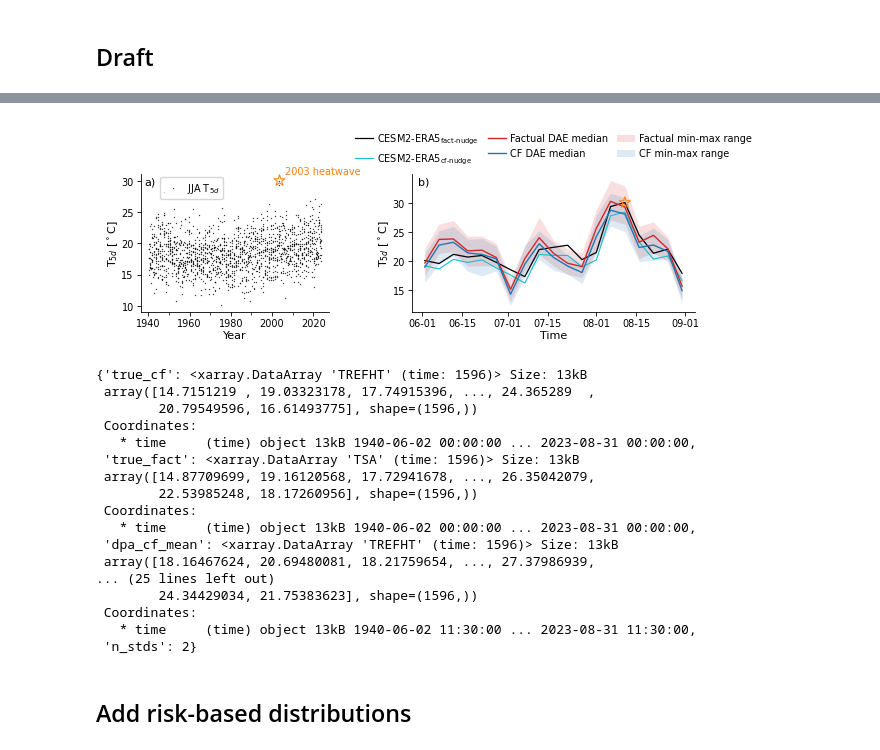
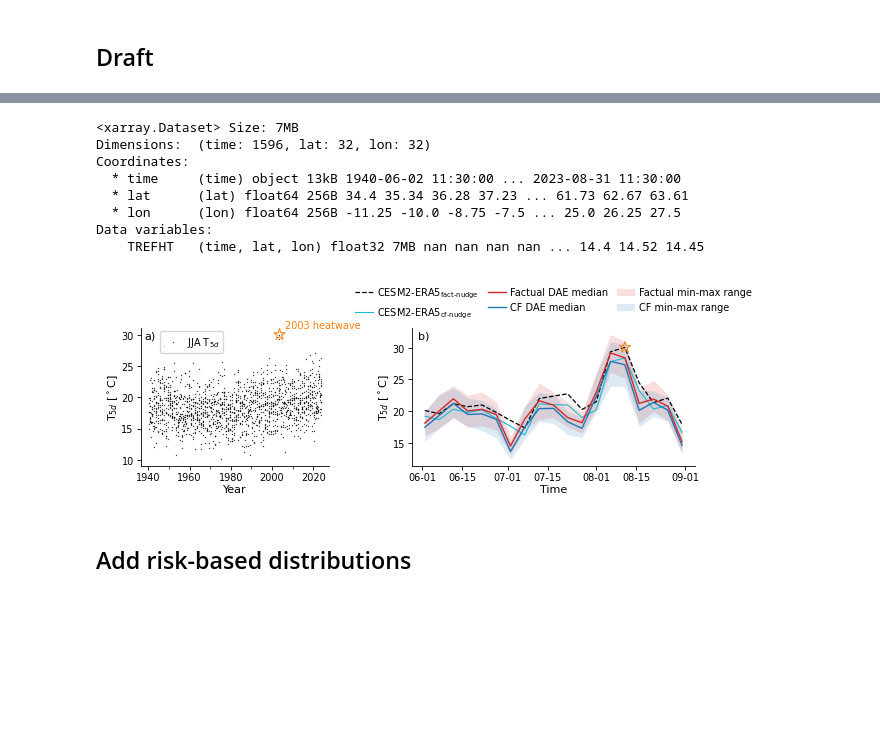
Before and after one commit to Motte12/Towards-a-distributional-autoencoder-for-climate-counterfactuals, a Jupyter notebook: src/analysis/2028_2053_ERA5_attribution_analysis.ipynb, the cells around one changed output, grey strips where cells are left out. Drawn from its saved outputs; the diff is of its cells as text; code cells hidden in the pictures; blank space fills up the shorter version.

```diff
--- a/src/analysis/2028_2053_ERA5_attribution_analysis.ipynb
+++ b/src/analysis/2028_2053_ERA5_attribution_analysis.ipynb
@@ -23,7 +23,11 @@ settings_file_path = "../../settings.json"
 with open(settings_file_path, 'r') as file:
         settings = json.load(file)
 no_epochs=settings['epochs']
-standardization="train_stats"
+#standardization="train_stats"
+#standardization="inherent"
+#standardization="train_stats_detrended"
+standardization="inherent_detrended"
+
 
 ### Factual ###
 
@@ -56,13 +60,13 @@ ds_test_eth_fact_pre_dummy = xr.open_dataset(ds_test_eth_fact_path_dummy)
 
 # load CESM2 fact nudged to ERA5
 # adjust path to where you saved "ERA5_factual_nudged_europe_10percent_masked_TREFHT_JJA.nc"
-ds_test_eth_fact_pre2 = xr.open_dataset("/work2/fl53wumy-fl53wumy-llaae_ws_new-1779067202/fl53wumy-llaae_ws_new-1779067202/fl53wumy-dpa_data/fl53wumy-llaae_data_new_22092025-1763346001/fl53wumy-llaae_data_new-1758244802/fl53wumy-llaae_data_new-1748049607/other_data/ERA5_factual_nudged_europe_10percent_masked_TREFHT_JJA.nc")
+ds_test_eth_fact_pre2 = xr.open_dataset("/work2/fl53wumy-ws_new/fl53wumy-fl53wumy-llaae_ws_new-1779067202-1785633601/fl53wumy-llaae_ws_new-1779067202/fl53wumy-dpa_data/fl53wumy-llaae_data_new_22092025-1763346001/fl53wumy-llaae_data_new-1758244802/fl53wumy-llaae_data_new-1748049607/other_data/ERA5_factual_nudged_europe_10percent_masked_TREFHT_JJA.nc")
 ds_test_eth_fact_pre = ds_test_eth_fact_pre2.assign_coords(lat=ds_test_eth_fact_pre_dummy.lat, lon=ds_test_eth_fact_pre_dummy.lon)
 
 ### load climatology ###
 # load climatology
 # adjust paths to where you saved "merged_TSA_fact_nudged_1940-2024_clim.nc"
-era5_clim_pre = xr.open_dataset("/work2/fl53wumy-fl53wumy-llaae_ws_new-1779067202/fl53wumy-llaae_ws_new-1779067202/fl53wumy-dpa_data/fl53wumy-llaae_data_new_22092025-1763346001/fl53wumy-llaae_data_new-1758244802/fl53wumy-llaae_data_new-1748049607/other_data/merged_TSA_fact_nudged_1940-2024_clim.nc").TSA #E5sf00_1D_T2M_1940-2025_remapped_to_CESM2_no_leap_clim.nc
+era5_clim_pre = xr.open_dataset("/work2/fl53wumy-ws_new/fl53wumy-fl53wumy-llaae_ws_new-1779067202-1785633601/fl53wumy-llaae_ws_new-1779067202/fl53wumy-dpa_data/fl53wumy-llaae_data_new_22092025-1763346001/fl53wumy-llaae_data_new-1758244802/fl53wumy-llaae_data_new-1748049607/other_data/merged_TSA_fact_nudged_1940-2024_clim.nc").TSA #E5sf00_1D_T2M_1940-2025_remapped_to_CESM2_no_leap_clim.nc
 era5_clim = era5_clim_pre.assign_coords(lon=((era5_clim_pre.lon + 180) % 360) - 180).sortby("lon").sel(lat=ds_test_eth_fact_pre.lat, lon=ds_test_eth_fact_pre.lon).sel(time=slice("1980-06-02", "1980-08-31"))
 
 
@@ -94,7 +98,7 @@ ds_test_eth_cf_pre = xr.open_dataset(ds_test_eth_cf_path)
 
 # load climatology
 # adjust paths to where you saved "merged_TREFHT_nudged_1940-2015_clim.nc"
-era5_nudged_clim_pre = xr.open_dataset("/work2/fl53wumy-fl53wumy-llaae_ws_new-1779067202/fl53wumy-llaae_ws_new-1779067202/fl53wumy-dpa_data/fl53wumy-llaae_data_new_22092025-1763346001/fl53wumy-llaae_data_new-1758244802/fl53wumy-llaae_data_new-1748049607/other_data/merged_TREFHT_nudged_1940-2015_clim.nc").TREFHT
+era5_nudged_clim_pre = xr.open_dataset("/work2/fl53wumy-ws_new/fl53wumy-fl53wumy-llaae_ws_new-1779067202-1785633601/fl53wumy-llaae_ws_new-1779067202/fl53wumy-dpa_data/fl53wumy-llaae_data_new_22092025-1763346001/fl53wumy-llaae_data_new-1758244802/fl53wumy-llaae_data_new-1748049607/other_data/merged_TREFHT_nudged_1940-2015_clim.nc").TREFHT
 era5_nudged_clim = era5_nudged_clim_pre.assign_coords(lon=((era5_nudged_clim_pre.lon + 180) % 360) - 180).sortby("lon").sel(lat=ds_test_eth_cf_pre.lat, lon=ds_test_eth_cf_pre.lon).sel(time=slice("1980-06-02", "1980-08-31"))
 era5_nudged_clim_correct = np.transpose(np.tile(era5_nudged_clim.values, (84,1,1)), (0,1,2))
 
@@ -105,6 +109,7 @@ ds_test_eth_cf = ds_test_eth_cf_pre + era5_nudged_clim_correct - 273.15#.rename(
 # ADJUST FOLLOWING PATH IF NECESSARY
 
 # current
+
 dae_ensemble_cf = f"{settings['current_model']}/dae_ensemble_after_{no_epochs}_epochs/ERA5_{standardization}_ensemble_after_{no_epochs}_epochs/ETH_cf_gen_dpa_ens_{no_epochs}_dataset_restored.nc"
 dae_eth_cf_path = os.path.join(settings['paths']['output_dir'], dae_ensemble_cf)
 
@@ -344,13 +384,6 @@ plt.show()
 # %% [markdown]
 ## Draft
 # %%
-# ---------------------------------------------------------------------
-# Domain
-# ---------------------------------------------------------------------
-
-
-
-
 # ---------------------------------------------------------------------
 # Publication figure settings
 # ---------------------------------------------------------------------
@@ -391,8 +424,8 @@ print("Date:", ds_test_eth_fact.isel(time=date).time.values)
 # ---------------------------------------------------------------------
 # Compute ensemble means
 # ---------------------------------------------------------------------
-fact_dae_mean = fact_dae_mean.TREFHT #.mean(dim="ensemble_member")
-cf_dae_mean = cf_dae_mean.TREFHT #.mean(dim="ensemble_member")
+fact_dae_mean_h = fact_dae_mean.TREFHT #.mean(dim="ensemble_member")
+cf_dae_mean_h = cf_dae_mean.TREFHT #.mean(dim="ensemble_member")
 
 # ---------------------------------------------------------------------
 # Find coldest / warmest members
@@ -427,13 +460,13 @@ imax_cf = (
 fields = [
     # factual
     ds_test_eth_fact.TSA.isel(time=date),
-    fact_dae_mean.isel(time=date),
+    fact_dae_mean_h.isel(time=date),
     dae_eth_fact.TREFHT.isel(ensemble_member=imin_fact, time=date),
     dae_eth_fact.TREFHT.isel(ensemble_member=imax_fact, time=date),
 
     # counterfactual
     ds_test_eth_cf.TREFHT.isel(time=date),
-    cf_dae_mean.isel(time=date),
+    cf_dae_mean_h.isel(time=date),
     dae_eth_cf.TREFHT.isel(ensemble_member=imin_cf, time=date),
     dae_eth_cf.TREFHT.isel(ensemble_member=imax_cf, time=date),
 ]
@@ -636,7 +669,7 @@ cbar.outline.set_linewidth(0.4)
 #fig.savefig(f"Figure06/median_dpa_field_sample_FR_{date_text}.pdf", bbox_inches="tight")
 
 #fig.savefig(
-#     f"dpa_field_sample_FR_{date_text}.png",
+#     f"/home/sc.uni-leipzig.de/fl53wumy/llaae_new/TowardsDistributionalAutoencoderClimateCounterfactuals/figures/model_6037/{standardization}_dpa_field_sample_FR_{date_text}.png",
 #     bbox_inches="tight",
 #     dpi=600,
 #)
@@ -648,3 +1821,14 @@ Date: 2003-08-11 00:00:00
+# %%
+fact_dae_mean
+# %% [output]
+<xarray.Dataset> Size: 7MB
+Dimensions:  (time: 1596, lat: 32, lon: 32)
+Coordinates:
+  * time     (time) object 13kB 1940-06-02 11:30:00 ... 2023-08-31 11:30:00
+  * lat      (lat) float64 256B 34.4 35.34 36.28 37.23 ... 61.73 62.67 63.61
+  * lon      (lon) float64 256B -11.25 -10.0 -8.75 -7.5 ... 25.0 26.25 27.5
+Data variables:
+    TREFHT   (time, lat, lon) float32 7MB nan nan nan nan ... 14.4 14.52 14.45
 # %%
 # using median of ensemble of regional mean values
 import matplotlib.dates as mdates
@@ -814,7 +1998,7 @@ def plot_dpa_time_series_on_ax(
         true_fact.values,
         color="black",
         linewidth=0.9,
-        linestyle="-",
+        linestyle="--",
         label=r"$\mathrm{\mathrm{CESM2\text{-}ERA5_{fact\text{-}nudge}}}$",
     )
 
@@ -1094,58 +2278,39 @@ ax_left.text(
     va="top",
 )
 
 # =====================================================================
 # RIGHT PANEL: DAE event time series
 # =====================================================================
 plot_dpa_time_series_on_ax(
     ax_right,
     ts,
     plot_year=year_tp,
     panel_label="b)",
     ylabel=r"$\mathrm{T}_{5d}$ [$^\circ$C]",
 )
 
 # ---------------------------------------------------------------------
 # Final layout
 # ---------------------------------------------------------------------
 fig.subplots_adjust(
     left=0.065,
     right=0.985,
     bottom=0.20,
     top=0.96,
 )
 
 # ---------------------------------------------------------------------
 # Save
 # ---------------------------------------------------------------------
-#fig.savefig(
-#    f"Figure06/FR_median_combined_time_series_{year_tp}.pdf",
-#    bbox_inches="tight",
-#    pad_inches=0.01,
-#)
+fig.savefig(
+    f"/home/sc.uni-leipzig.de/fl53wumy/llaae_new/TowardsDistributionalAutoencoderClimateCounterfactuals/figures/model_6037/{standardization}/{standardization}_FR_median_combined_time_series_{year_tp}.pdf",
+    bbox_inches="tight",
+    pad_inches=0.01,
+)
 
 plt.show()
-
-ts
 # %% [output]
-[figure, old version]
+[figure, new version]
-{'true_cf': <xarray.DataArray 'TREFHT' (time: 1596)> Size: 13kB
- array([14.7151219 , 19.03323178, 17.74915396, ..., 24.365289  ,
-        20.79549596, 16.61493775], shape=(1596,))
- Coordinates:
-   * time     (time) object 13kB 1940-06-02 00:00:00 ... 2023-08-31 00:00:00,
- 'true_fact': <xarray.DataArray 'TSA' (time: 1596)> Size: 13kB
- array([14.87709699, 19.16120568, 17.72941678, ..., 26.35042079,
-        22.53985248, 18.17260956], shape=(1596,))
- Coordinates:
-   * time     (time) object 13kB 1940-06-02 00:00:00 ... 2023-08-31 00:00:00,
- 'dpa_cf_mean': <xarray.DataArray 'TREFHT' (time: 1596)> Size: 13kB
- array([18.16467624, 20.69480081, 18.21759654, ..., 27.37986939,
-... (25 lines left out)
-        24.34429034, 21.75383623], shape=(1596,))
- Coordinates:
-   * time     (time) object 13kB 1940-06-02 11:30:00 ... 2023-08-31 11:30:00,
- 'n_stds': 2}
 # %% [markdown]
 ## Add risk-based distributions
 # %%
```
Also changed, not shown: parts of 27 cells of this notebook, 22 other files.
